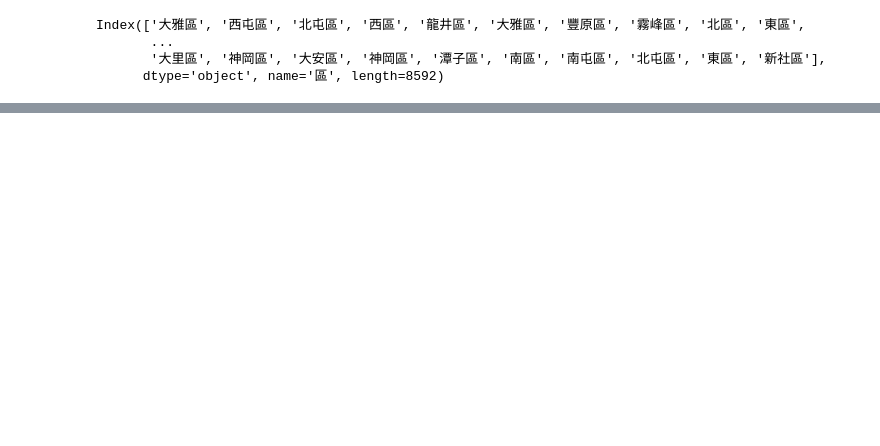
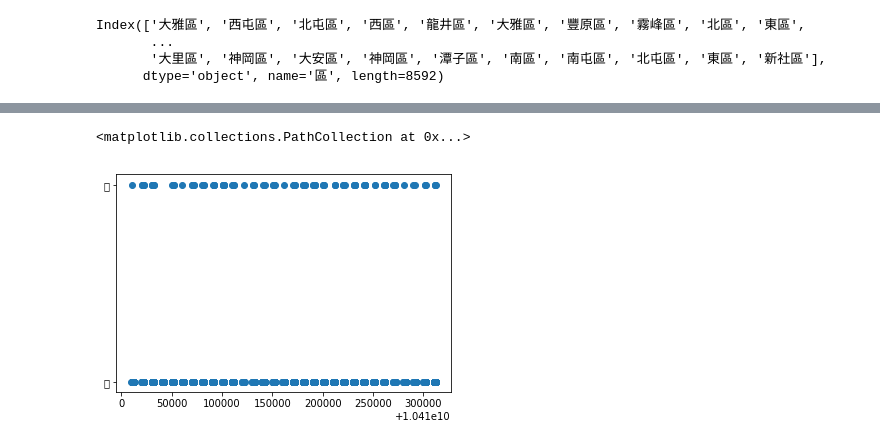
Before and after one commit to ChiDavid/ChiDavidPython, a Jupyter notebook: [NCTS]_Homework_Q5-1_DavidChi.ipynb, the cells around one changed output, grey strips where cells are left out. Drawn from its saved outputs; the diff is of its cells as text; code cells hidden in the pictures; blank space fills up the shorter version.

```diff
--- a/[NCTS]_Homework_Q5-1_DavidChi.ipynb
+++ b/[NCTS]_Homework_Q5-1_DavidChi.ipynb
@@ -60,0 +84,9 @@ plt.show()
+# %%
+#X=x.reshape(len(x),1)
+#Y=y.reshape(len(y),1)
+X = np.array(df['發生時間'])
+Y = np.array(df['酒駕案件'])
+plt.scatter(X,Y)
+# %% [output]
+<matplotlib.collections.PathCollection at 0x...>
+[figure, added]
```
Also changed, not shown: parts of 8 cells of this notebook.
